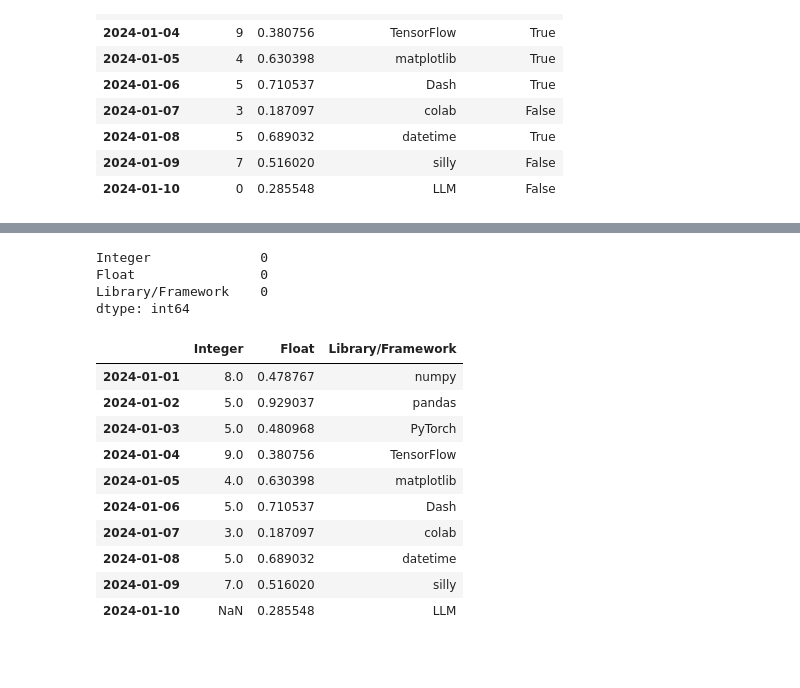
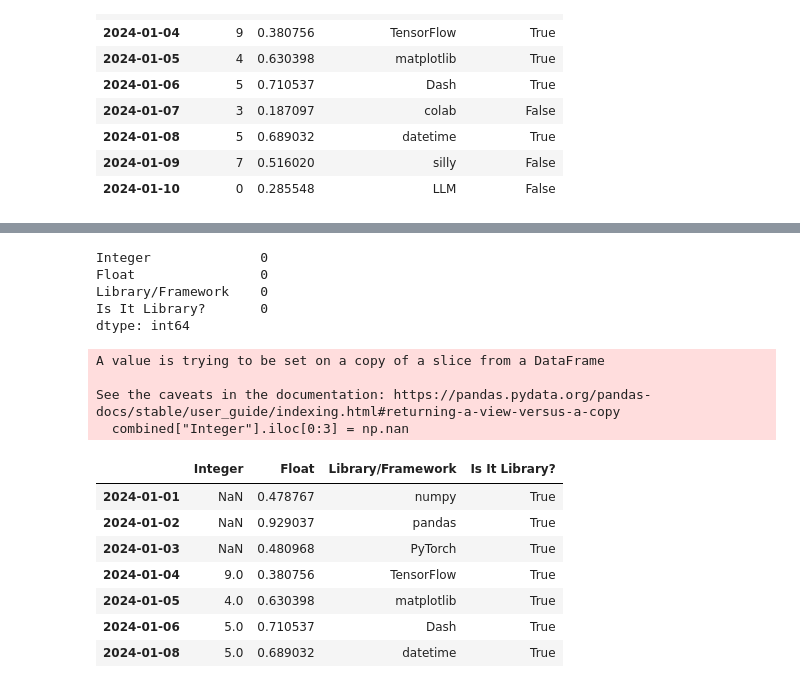
Before and after one commit to ansoncmlam/data_analysis_review, a Jupyter notebook: pandas_essentials.ipynb, the cells around one changed output, grey strips where cells are left out. Cells and saved outputs as stored; diff of their text form; code cells hidden in the pictures; blank space fills up the shorter version.

Commit message:
Update pandas_essentials.ipynb
Removed unnecessary rows at the final 5 cells

```diff
--- a/pandas_essentials.ipynb
+++ b/pandas_essentials.ipynb
@@ -288,3 +288,6 @@ combined
 | 2024-01-08 | 5 | 0.689032 | datetime | True |
 | 2024-01-09 | 7 | 0.516020 | silly | False |
 | 2024-01-10 | 0 | 0.285548 | LLM | False |
+# %%
+combined = combined[combined["Is It Library?"] == True]
+combined
@@ -291,22 +303,24 @@ combined
 # %%
-data.isnull().sum()
+combined.isnull().sum()
 # %% [output]
 Integer              0
 Float                0
 Library/Framework    0
+Is It Library?       0
 dtype: int64
 # %%
-data["Integer"].replace(0, np.nan, inplace=True)
-data
+combined["Integer"].iloc[0:3] = np.nan
+combined
 # %% [output]
+A value is trying to be set on a copy of a slice from a DataFrame
+
+See the caveats in the documentation: https://pandas.pydata.org/pandas-docs/stable/user_guide/indexing.html#returning-a-view-versus-a-copy
+  combined["Integer"].iloc[0:3] = np.nan
-|  | Integer | Float | Library/Framework |
-| 2024-01-01 | 8.0 | 0.478767 | numpy |
-| 2024-01-02 | 5.0 | 0.929037 | pandas |
-| 2024-01-03 | 5.0 | 0.480968 | PyTorch |
-| 2024-01-04 | 9.0 | 0.380756 | TensorFlow |
-| 2024-01-05 | 4.0 | 0.630398 | matplotlib |
-| 2024-01-06 | 5.0 | 0.710537 | Dash |
-| 2024-01-07 | 3.0 | 0.187097 | colab |
-| 2024-01-08 | 5.0 | 0.689032 | datetime |
-| 2024-01-09 | 7.0 | 0.516020 | silly |
-| 2024-01-10 | NaN | 0.285548 | LLM |
+|  | Integer | Float | Library/Framework | Is It Library? |
+| 2024-01-01 | NaN | 0.478767 | numpy | True |
+| 2024-01-02 | NaN | 0.929037 | pandas | True |
+| 2024-01-03 | NaN | 0.480968 | PyTorch | True |
+| 2024-01-04 | 9.0 | 0.380756 | TensorFlow | True |
+| 2024-01-05 | 4.0 | 0.630398 | matplotlib | True |
+| 2024-01-06 | 5.0 | 0.710537 | Dash | True |
+| 2024-01-08 | 5.0 | 0.689032 | datetime | True |
```
Also changed, not shown: parts of 4 cells of this notebook.
